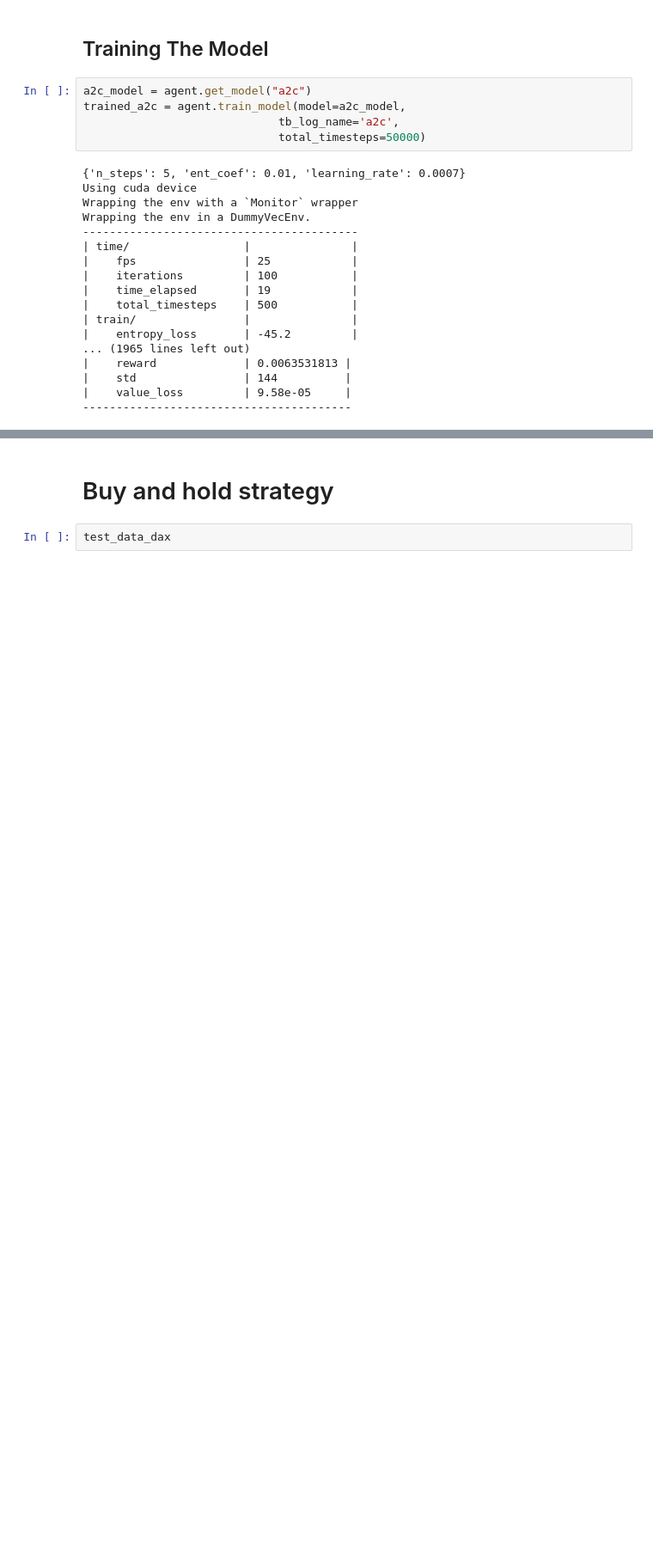
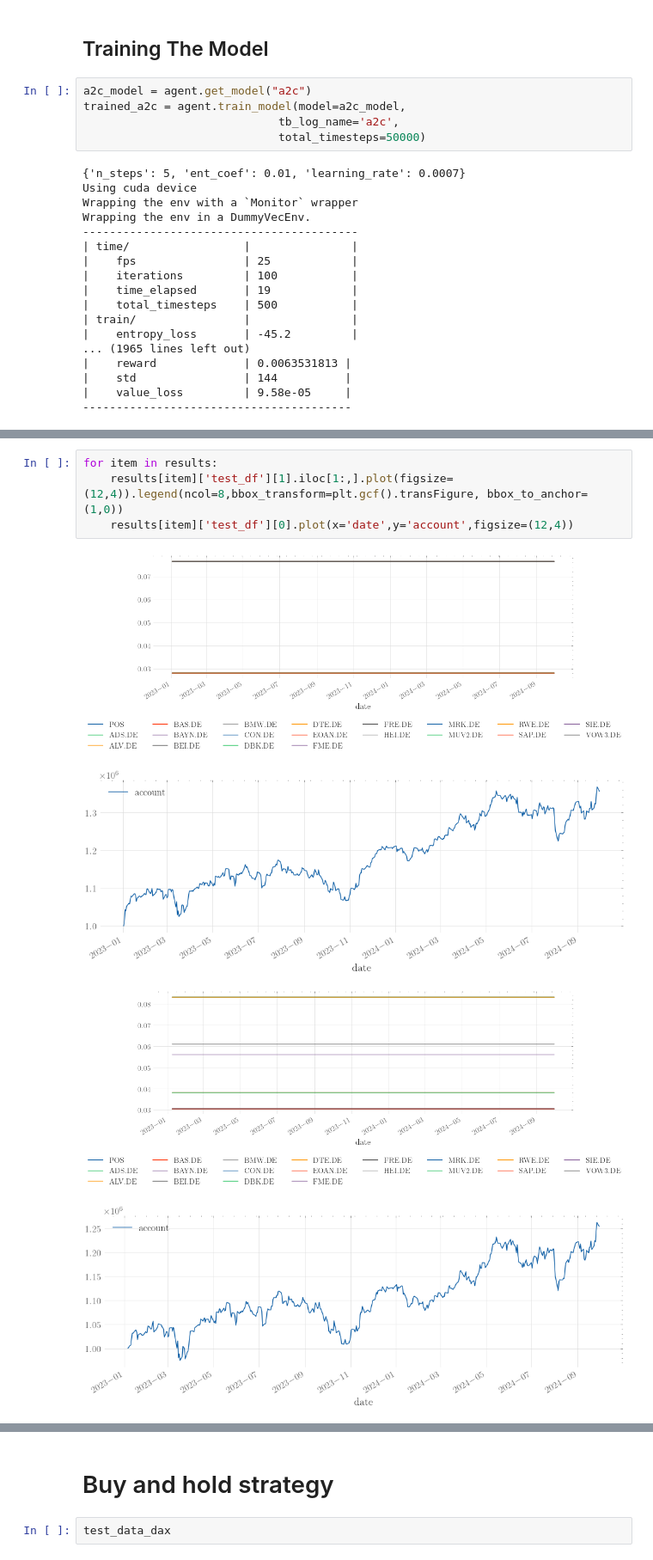
Before and after one commit to Versus-91/Thesis, a Jupyter notebook: drl.ipynb, the cells around one changed output, grey strips where cells are left out. Shown at 86% size. Cells and saved outputs as stored; diff of their text form; blank space fills up the shorter version.

```diff
--- a/drl.ipynb
+++ b/drl.ipynb
@@ -545,0 +562,9 @@ metricsa2c.plot(x='date', y='portfolio_values')
+# %%
+for item in results:
+    results[item]['test_df'][1].iloc[1:,].plot(figsize=(12,4)).legend(ncol=8,bbox_transform=plt.gcf().transFigure, bbox_to_anchor=(1,0))
+    results[item]['test_df'][0].plot(x='date',y='account',figsize=(12,4))
+# %% [output]
+[figure, added]
+[figure, added]
+[figure, added]
+[figure, added]
```
Also changed, not shown: parts of 45 cells of this notebook, 14 other files.
